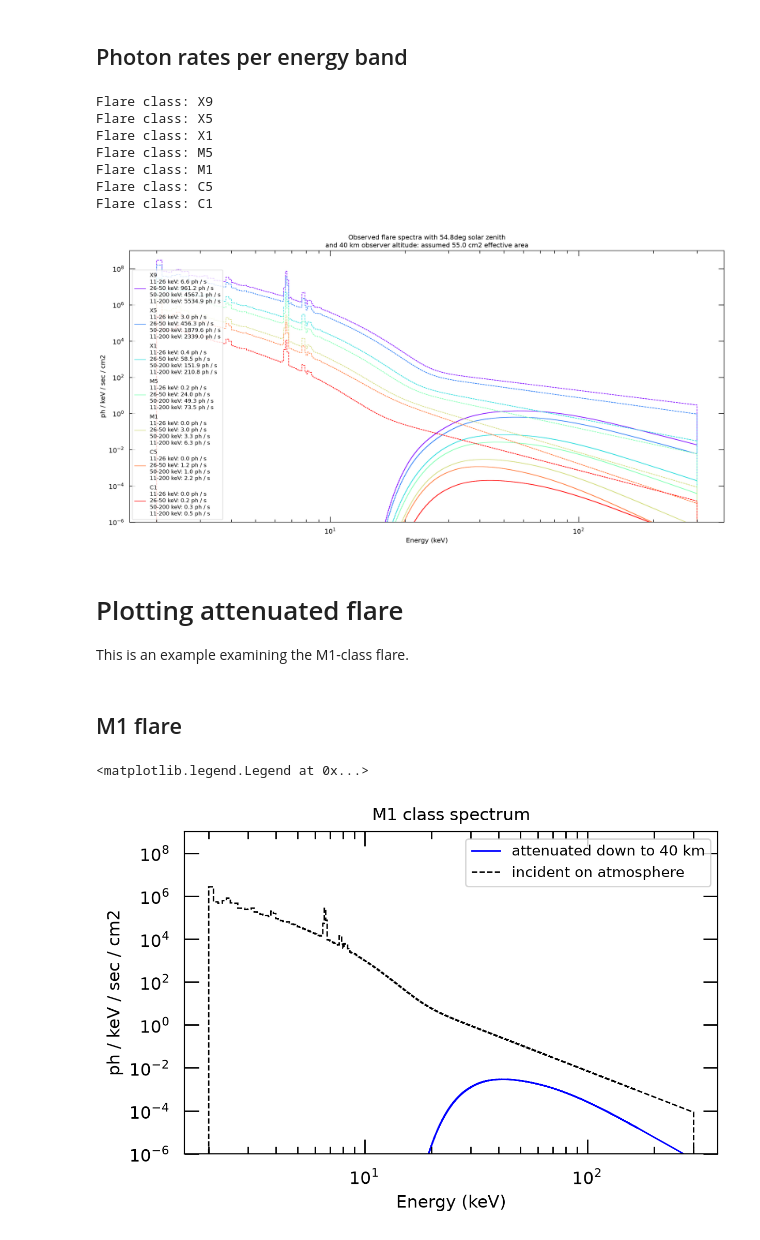
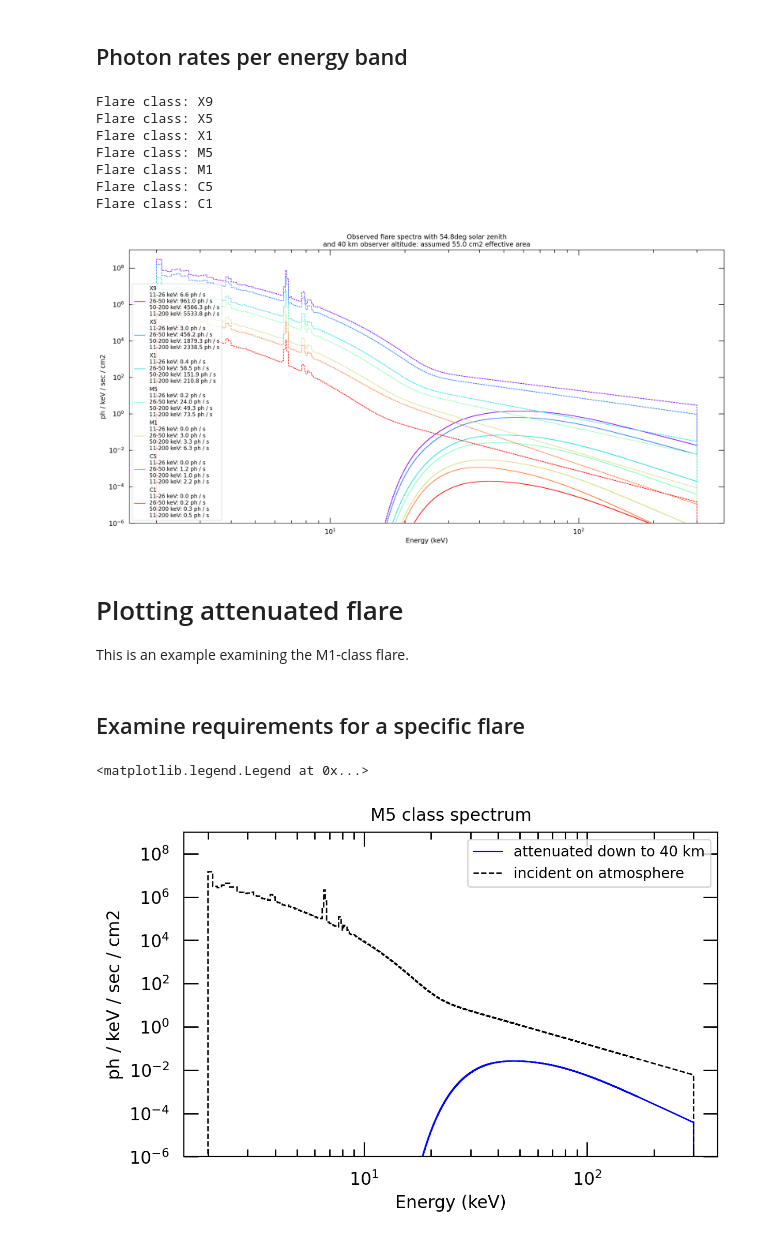
Before and after one commit to umn-impish/analytical-detector-sim, a Jupyter notebook: projects/impish-piggyback/mission_photon_requirements.ipynb, the cells around one changed output. Drawn from its saved outputs; the diff is of its cells as text; code cells hidden in the pictures.

Commit message:
mission reqs: adjust area notes

```diff
--- a/projects/impish-piggyback/mission_photon_requirements.ipynb
+++ b/projects/impish-piggyback/mission_photon_requirements.ipynb
@@ -45,13 +45,17 @@ def filter_histogram_bins(
 This plot shows the fraction of flare photons that transmit from the top of the atmosphere down to 40 km.
 The absorption through the atmosphere is agnostic to flare class (given our model assumptions).
 # %%
-fig, ax = plt.subplots(figsize=(8, 4), layout="constrained")
-file = os.path.join(in_dir, f"X1-layer-attenuation-zenith{zenith_angle}/transmissions.pkl")
+with plt.style.context(style_file):
+    fig, ax = plt.subplots(figsize=(8, 4), layout="constrained")
+
+file = os.path.join(
+    in_dir, f"X1-layer-attenuation-zenith{zenith_angle}/transmissions.pkl"
+)
 with open(file, "rb") as infile:
     data = pickle.load(infile)
     layers = data["layers"]
     cumulative = np.ones_like(layers[0][1])
-    for (altitude, transmission) in layers:
+    for altitude, transmission in layers:
         cumulative *= transmission
         if altitude <= final_depth:
             break
@@ -62,7 +66,7 @@ ax.set(
     xlabel="Energy [keV]",
     ylabel=f"Fraction at {final_depth} km",
     ylim=(1e-2, ax.get_ylim()[1]),
-    yscale="log",
+    yscale="linear",
 )
 plt.show()
 # %% [output]
@@ -82,7 +86,8 @@ with plt.style.context(style_file):
 for i, flare_class in enumerate(reversed(flare_classes)):
     print("Flare class:", flare_class)
     file = os.path.join(
-        in_dir, f"{flare_class}-layer-attenuation-zenith{zenith_angle}/transmissions.pkl"
+        in_dir,
+        f"{flare_class}-layer-attenuation-zenith{zenith_angle}/transmissions.pkl",
     )
     with open(file, "rb") as infile:
         transmission_data = pickle.load(infile)
@@ -177,7 +182,8 @@ with plt.style.context(style_file):
 for i, flare_class in enumerate(reversed(flare_classes)):
     print("Flare class:", flare_class)
     file = os.path.join(
-        in_dir, f"{flare_class}-layer-attenuation-zenith{zenith_angle}/transmissions.pkl"
+        in_dir,
+        f"{flare_class}-layer-attenuation-zenith{zenith_angle}/transmissions.pkl",
     )
     with open(file, "rb") as infile:
         transmission_data = pickle.load(infile)
@@ -216,7 +222,7 @@ for i, flare_class in enumerate(reversed(flare_classes)):
     )
 
 ax.set_title(
-    f"Observed flare spectra with {zenith_angle} solar zenith\nand 40 km observer altitude: assumed {(effective_area<<u.cm**2).value} cm2 effective area"
+    f"Observed flare spectra with {zenith_angle} solar zenith\nand 40 km observer altitude: assumed {(effective_area << u.cm**2).value} cm2 effective area"
 )
 ax.legend()
 plt.savefig(os.path.join(in_dir, "count_rates.png"))
@@ -239,7 +245,8 @@ with plt.style.context(style_file):
 for i, flare_class in enumerate(reversed(flare_classes)):
     print("Flare class:", flare_class)
     file = os.path.join(
-        in_dir, f"{flare_class}-layer-attenuation-zenith{zenith_angle}/transmissions.pkl"
+        in_dir,
+        f"{flare_class}-layer-attenuation-zenith{zenith_angle}/transmissions.pkl",
     )
     with open(file, "rb") as infile:
         transmission_data = pickle.load(infile)
@@ -255,8 +262,6 @@ for i, flare_class in enumerate(reversed(flare_classes)):
             break
     attenuated = cast(u.Quantity, flare.all_emission * cumulative) * impish_response_vec
 
-
-
     label = f"{flare_class}"
     # ranges = [ (10, 40) * u.keV, (40, 80) * u.keV, (80, 300) * u.keV, (10, 300) * u.keV]
     ranges = [(11, 26) * u.keV, (26, 50) * u.keV, (50, 200) * u.keV, (11, 200) * u.keV]
@@ -266,11 +271,9 @@ for i, flare_class in enumerate(reversed(flare_classes)):
             attenuated, edges, *energy_range
         )
 
-        filt_edges = filt_edges
         plate_xray_cps = np.sum(filt_spectrum * np.diff(filt_edges) * effective_area)
 
         label += f"\n{energy_range[0].value:.0f}-{energy_range[1].value:.0f} {energy_range[0].unit}: {plate_xray_cps.value:.1f} {plate_xray_cps.unit}"
-
 
     plot_spectrum(
         attenuated,
@@ -290,7 +293,7 @@ for i, flare_class in enumerate(reversed(flare_classes)):
     )
 
 ax.set_title(
-    f"Observed flare spectra with {zenith_angle} solar zenith\nand 40 km observer altitude: assumed {(effective_area<<u.cm**2).value} cm2 effective area"
+    f"Observed flare spectra with {zenith_angle} solar zenith\nand 40 km observer altitude: assumed {(effective_area << u.cm**2).value} cm2 effective area"
 )
 ax.legend()
 plt.savefig(os.path.join(in_dir, "count_rates_energy_bands.png"), dpi=400)
@@ -303,18 +306,20 @@ Flare class: M5
 Flare class: M1
 Flare class: C5
 Flare class: C1
-[figure, old version]
+[figure, new version]
 # %% [markdown]
 # Plotting attenuated flare
 
 This is an example examining the M1-class flare.
-# %% [markdown]
-## M1 flare
+# %% [markdown]
+## Examine requirements for a specific flare
 # %%
-flare_class = "M1"
+flare_class = "M5"
 with plt.style.context(style_file):
-    fig, ax = plt.subplots(figsize=(6,4), layout="constrained")
-file = os.path.join(in_dir, f"{flare_class}-layer-attenuation-zenith{zenith_angle}/transmissions.pkl")
+    fig, ax = plt.subplots(figsize=(6, 4), layout="constrained")
+file = os.path.join(
+    in_dir, f"{flare_class}-layer-attenuation-zenith{zenith_angle}/transmissions.pkl"
+)
 with open(file, "rb") as infile:
     transmission_data = pickle.load(infile)
 
@@ -323,31 +328,31 @@ flare: flares.Flare = transmission_data["input"]
 impish_response_vec = impish_stack.generate("yap").compute_absorption(
     flare.energy_edges
 )
 cumulative = np.ones_like(transmission_data["layers"][0][1])
 for altitude, transmission in transmission_data["layers"]:
     cumulative *= transmission
     if altitude <= final_depth:
         break
 attenuated = cast(u.Quantity, flare.all_emission * cumulative) * impish_response_vec
 
 plot_spectrum(
     attenuated,
     flare.energy_edges,
     goes=flare_class,
     ax=ax,
     color="blue",
     label=f"attenuated down to {final_depth} km",
 )
 plot_spectrum(
     flare.all_emission,
     flare.energy_edges,
     goes=flare_class,
     ax=ax,
     color="black",
     ls="--",
     label="incident on atmosphere",
 )
 ax.legend()
 # %% [output]
 <matplotlib.legend.Legend at 0x...>
-[figure, old version]
+[figure, new version]
```
Also changed, not shown: parts of 7 cells of this notebook.
